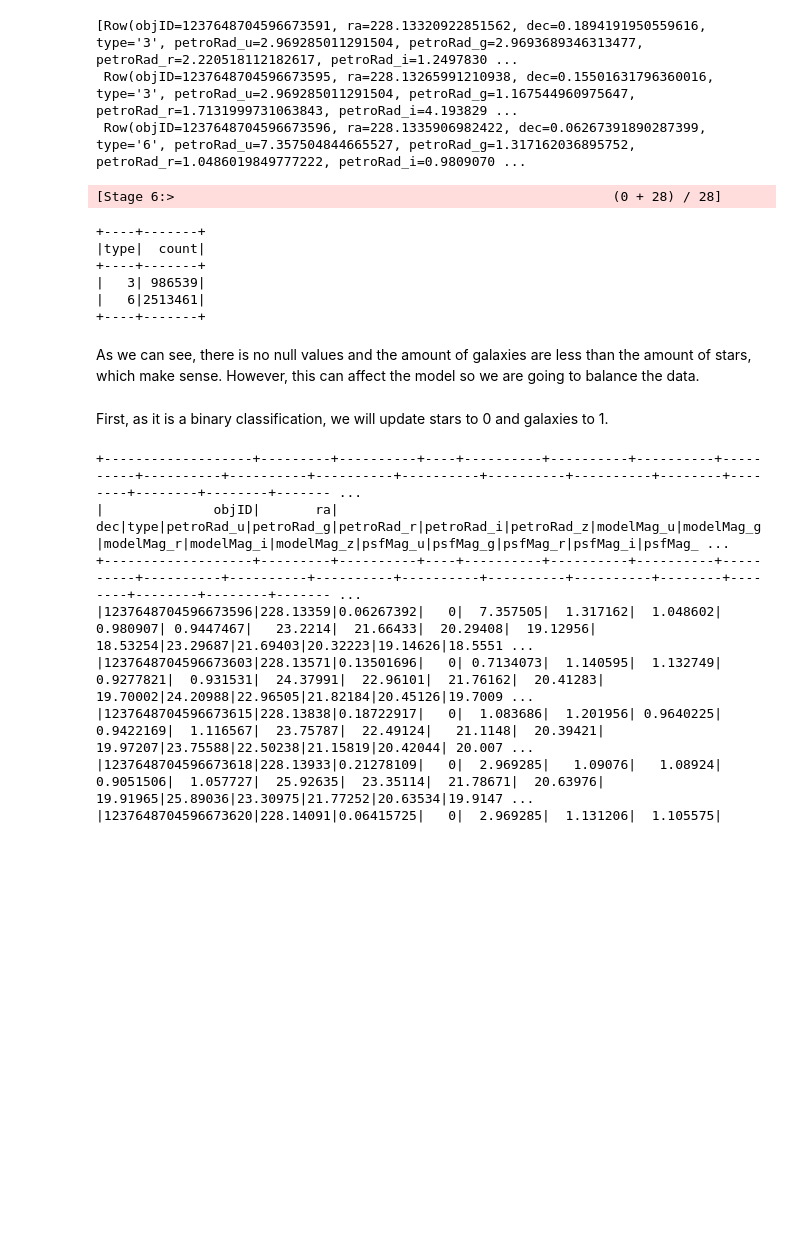
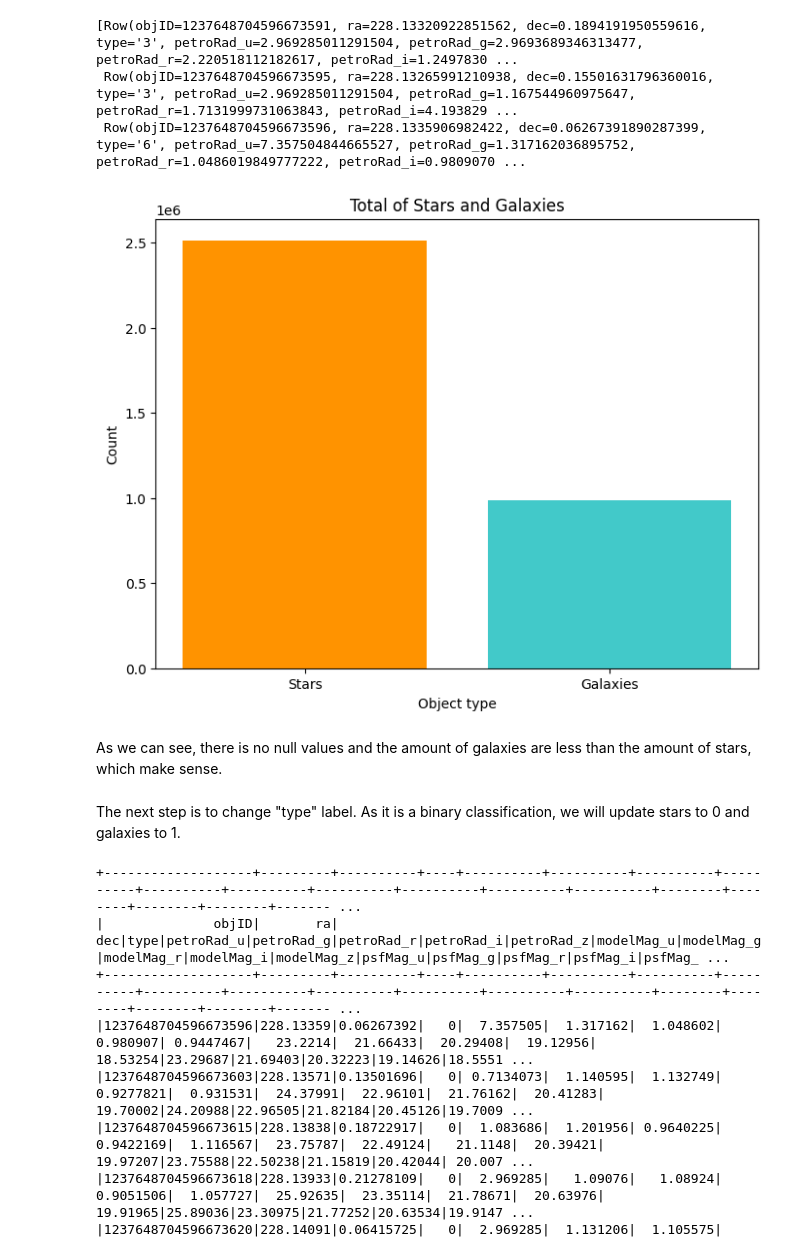
Before and after one commit to Gonzatorra/bigDataAstronomy, a Jupyter notebook: process.ipynb, the cells around one changed output. Saved outputs shown, nothing was run; the diff lists cells and outputs as text; code cells hidden in the pictures; blank space fills up the shorter version.

```diff
--- a/process.ipynb
+++ b/process.ipynb
@@ -219,20 +218,34 @@ df.head(3)
 [Row(objID=1237648704596673591, ra=228.13320922851562, dec=0.1894191950559616, type='3', petroRad_u=2.969285011291504, petroRad_g=2.9693689346313477, petroRad_r=2.220518112182617, petroRad_i=1.2497830 ...
  Row(objID=1237648704596673595, ra=228.13265991210938, dec=0.15501631796360016, type='3', petroRad_u=2.969285011291504, petroRad_g=1.167544960975647, petroRad_r=1.7131999731063843, petroRad_i=4.193829 ...
  Row(objID=1237648704596673596, ra=228.1335906982422, dec=0.06267391890287399, type='6', petroRad_u=7.357504844665527, petroRad_g=1.317162036895752, petroRad_r=1.0486019849777222, petroRad_i=0.9809070 ...
-# %%
-df.groupBy("type").count().show()
-# %% [output]
-[Stage 6:>                                                        (0 + 28) / 28]
-+----+-------+
-|type|  count|
-+----+-------+
-|   3| 986539|
-|   6|2513461|
-+----+-------+
+# %%
+import matplotlib.pyplot as plt
+import pandas as pd
+
+number_stars = df.filter(df.type == 6).count()
+number_galaxies = df.filter(df.type == 3).count()
+
+#Convert the data into a dataframe to make the plot
+data = pd.DataFrame({
+    "type": ["Stars", "Galaxies"],
+    "count": [number_stars, number_galaxies]
+})
+
+
+plt.figure(figsize=(8, 6))
+plt.bar(data["type"], data["count"], color=["#ff9300", "#42c9c9"])
+plt.xlabel("Object type")
+plt.ylabel("Count")
+plt.title("Total of Stars and Galaxies")
+
+
+plt.show()
+# %% [output]
+[figure, added]
 # %% [markdown]
-As we can see, there is no null values and the amount of galaxies are less than the amount of stars, which make sense. However, this can affect the model so we are going to balance the data.
+As we can see, there is no null values and the amount of galaxies are less than the amount of stars, which make sense.
 # %% [markdown]
-First, as it is a binary classification, we will update stars to 0 and galaxies to 1.
+The next step is to change "type" label. As it is a binary classification, we will update stars to 0 and galaxies to 1.
 # %%
 df = df.withColumn("type", when(col("type") == 3,1).otherwise(0))
 # %%
```
Also changed, not shown: parts of 19 cells of this notebook.
